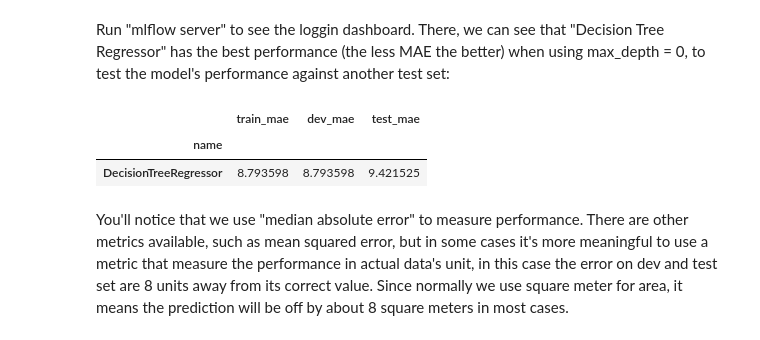
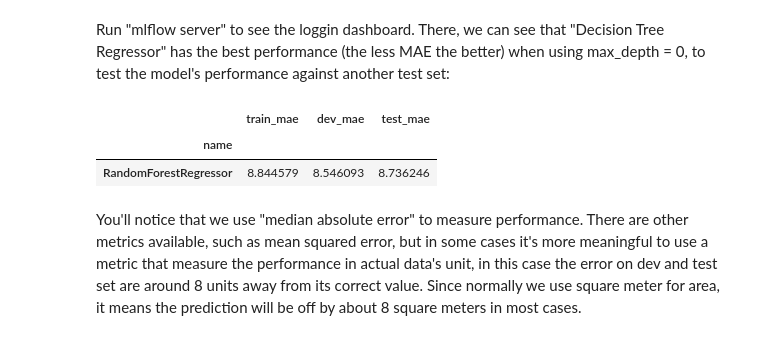
Before and after one commit to baania/impute-pipelines-example, a Jupyter notebook: pipelines.ipynb, the cells around one changed output. Cells and saved outputs as stored; diff of their text form; code cells hidden in the pictures.

```diff
--- a/pipelines.ipynb
+++ b/pipelines.ipynb
@@ -509,31 +509,31 @@ Found minimum after 20 trials:
 Run "mlflow server" to see the loggin dashboard. There, we can see that "Decision Tree Regressor" has the best performance (the less MAE the better) when using max_depth = 0, to test the model's performance against another test set:
 # %%
 # use best params on TEST set
-estimator = DecisionTreeRegressor(max_depth=3)
+estimator = RandomForestRegressor(max_depth=4, n_estimators=50)
 estimator.fit(X_train, y_train)
 
 y_train_hat = estimator.predict(X_train)
 train_mae = median_absolute_error(y_train, y_train_hat)
 
 y_dev_hat = estimator.predict(X_dev)
 dev_mae = median_absolute_error(y_dev, y_dev_hat)
 
 y_test_hat = estimator.predict(X_test)
 test_mae = median_absolute_error(y_test, y_test_hat)
 
 mae =  {
     'name': estimator.__class__.__name__,
     'train_mae': train_mae,
     'dev_mae': dev_mae,
     'test_mae': test_mae
 }
 
 mae = pd.DataFrame([mae]).set_index('name')
 
 mae
 # %% [output]
 |  | train_mae | dev_mae | test_mae |
 | name |  |  |  |
-| DecisionTreeRegressor | 8.793598 | 8.793598 | 9.421525 |
+| RandomForestRegressor | 8.844579 | 8.546093 | 8.736246 |
 # %% [markdown]
-You'll notice that we use "median absolute error" to measure performance. There are other metrics available, such as mean squared error, but in some cases it's more meaningful to use a metric that measure the performance in actual data's unit, in this case the error on dev and test set are 8 units away from its correct value. Since normally we use square meter for area, it means the prediction will be off by about 8 square meters in most cases.
+You'll notice that we use "median absolute error" to measure performance. There are other metrics available, such as mean squared error, but in some cases it's more meaningful to use a metric that measure the performance in actual data's unit, in this case the error on dev and test set are around 8 units away from its correct value. Since normally we use square meter for area, it means the prediction will be off by about 8 square meters in most cases.
```
Also changed, not shown: parts of 15 cells of this notebook, 1 other file.
